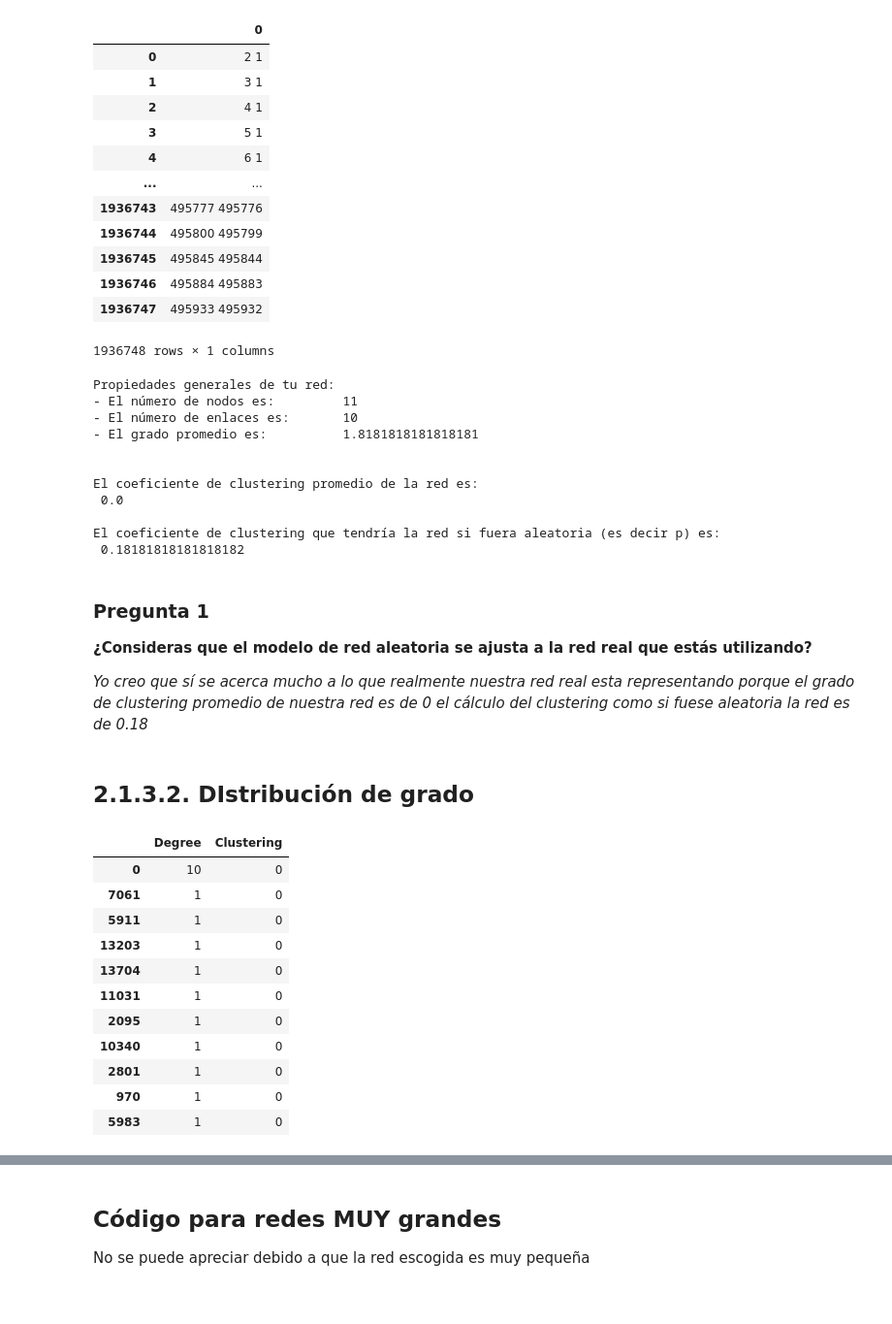
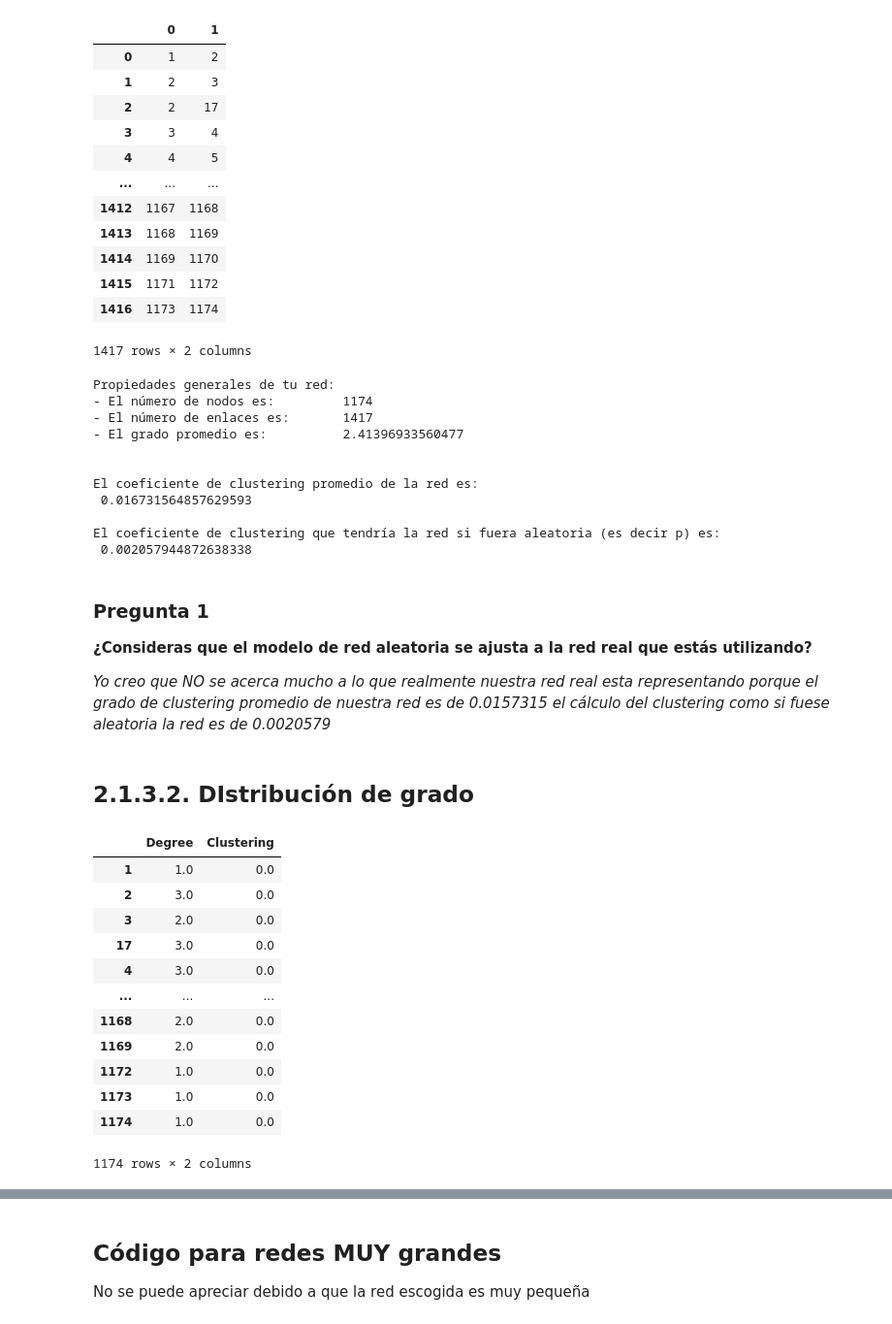
Before and after one commit to pplalo/Quack, a Jupyter notebook: Ciencia_de_Redes/evidencia_práctica_4.ipynb, the cells around one changed output, grey strips where cells are left out. Shown at 97% size. Saved outputs shown, nothing was run; the diff lists cells and outputs as text; code cells hidden in the pictures.

```diff
--- a/Ciencia_de_Redes/evidencia_práctica_4.ipynb
+++ b/Ciencia_de_Redes/evidencia_práctica_4.ipynb
@@ -4,28 +4,29 @@ import matplotlib.pyplot as plt
 import numpy as np
 import pandas as pd
 # %%
-ruta = 'C:/Users/pepe2/Documents/QuackRepository/Quack/Ciencia_de_Redes/soc-youtube.mtx'
+ruta = 'C:/Users/pepe2/Documents/QuackRepository/Quack/Ciencia_de_Redes/road-euroroad.edges'
 
 datos = pd.read_csv(ruta,
             # usecols=[0,1],
             skiprows=2,
             header=None,
+            sep=' ',
             )
 datos
 # %% [output]
-|  | 0 |
-| 0 | 2 1 |
-| 1 | 3 1 |
-| 2 | 4 1 |
-| 3 | 5 1 |
-| 4 | 6 1 |
-| ... | ... |
-| 1936743 | 495777 495776 |
-| 1936744 | 495800 495799 |
-| 1936745 | 495845 495844 |
-| 1936746 | 495884 495883 |
-| 1936747 | 495933 495932 |
+|  | 0 | 1 |
+| 0 | 1 | 2 |
+| 1 | 2 | 3 |
+| 2 | 2 | 17 |
+| 3 | 3 | 4 |
+| 4 | 4 | 5 |
+| ... | ... | ... |
+| 1412 | 1167 | 1168 |
+| 1413 | 1168 | 1169 |
+| 1414 | 1169 | 1170 |
+| 1415 | 1171 | 1172 |
+| 1416 | 1173 | 1174 |
-1936748 rows × 1 columns
+1417 rows × 2 columns
 # %%
 G = nx.from_pandas_edgelist(datos, source = 0, target = 1)
 # %%
@@ -44,22 +45,22 @@ print('\n\nEl coeficiente de clustering promedio de la red es:\n', C)
 print('\nEl coeficiente de clustering que tendría la red si fuera aleatoria (es decir p) es:\n', p)
 # %% [output]
 Propiedades generales de tu red:
-- El número de nodos es:         11
-- El número de enlaces es:       10
-- El grado promedio es:          1.8181818181818181
+- El número de nodos es:         1174
+- El número de enlaces es:       1417
+- El grado promedio es:          2.41396933560477
 
 
 El coeficiente de clustering promedio de la red es:
- 0.0
+ 0.016731564857629593
 
 El coeficiente de clustering que tendría la red si fuera aleatoria (es decir p) es:
- 0.18181818181818182
+ 0.002057944872638338
 # %% [markdown]
 ### Pregunta 1
 
 **¿Consideras que el modelo de red aleatoria se ajusta a la red real que estás utilizando?**
 
-*Yo creo que sí se acerca mucho a lo que realmente nuestra red real esta representando porque el grado de clustering promedio de nuestra red es de 0 el cálculo del clustering como si fuese aleatoria la red es de 0.18*
+*Yo creo que NO se acerca mucho a lo que realmente nuestra red real esta representando porque el grado de clustering promedio de nuestra red es de 0.0157315 el cálculo del clustering como si fuese aleatoria la red es de 0.0020579*
 # %% [markdown]
 ## 2.1.3.2. DIstribución de grado
 # %%
@@ -73,17 +74,18 @@ df.columns = ['Degree', 'Clustering']
 df
 # %% [output]
 |  | Degree | Clustering |
-| 0 | 10 | 0 |
-| 7061 | 1 | 0 |
-| 5911 | 1 | 0 |
-| 13203 | 1 | 0 |
-| 13704 | 1 | 0 |
-| 11031 | 1 | 0 |
-| 2095 | 1 | 0 |
-| 10340 | 1 | 0 |
-| 2801 | 1 | 0 |
-| 970 | 1 | 0 |
-| 5983 | 1 | 0 |
+| 1 | 1.0 | 0.0 |
+| 2 | 3.0 | 0.0 |
+| 3 | 2.0 | 0.0 |
+| 17 | 3.0 | 0.0 |
+| 4 | 3.0 | 0.0 |
+| ... | ... | ... |
+| 1168 | 2.0 | 0.0 |
+| 1169 | 2.0 | 0.0 |
+| 1172 | 1.0 | 0.0 |
+| 1173 | 1.0 | 0.0 |
+| 1174 | 1.0 | 0.0 |
+1174 rows × 2 columns
 # %%
 df.Degree.values
 # %% [output]
```
Also changed, not shown: parts of 14 cells of this notebook, 2 other files.
